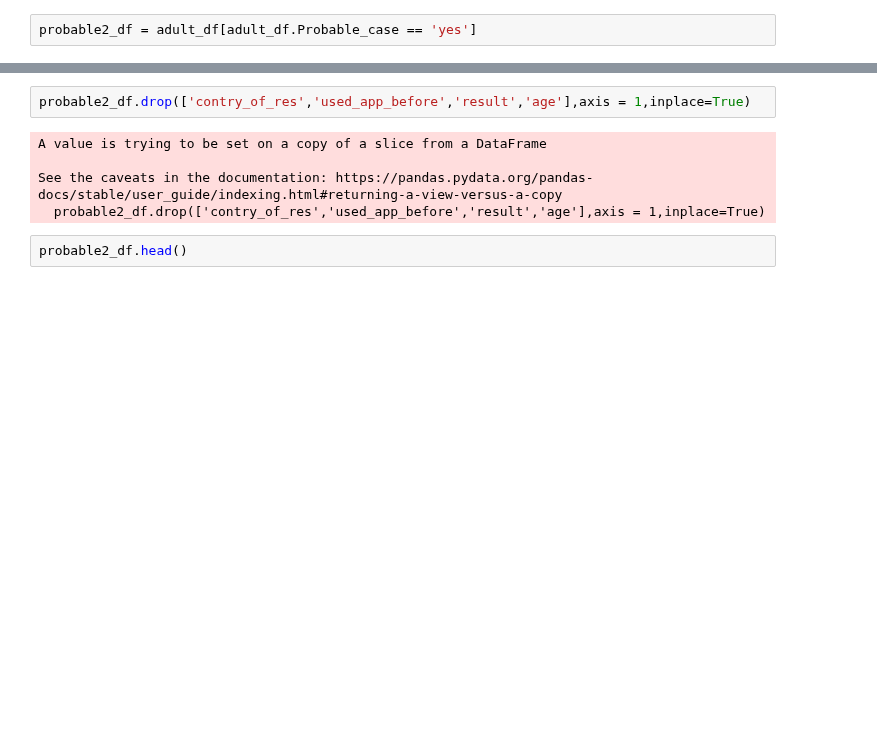
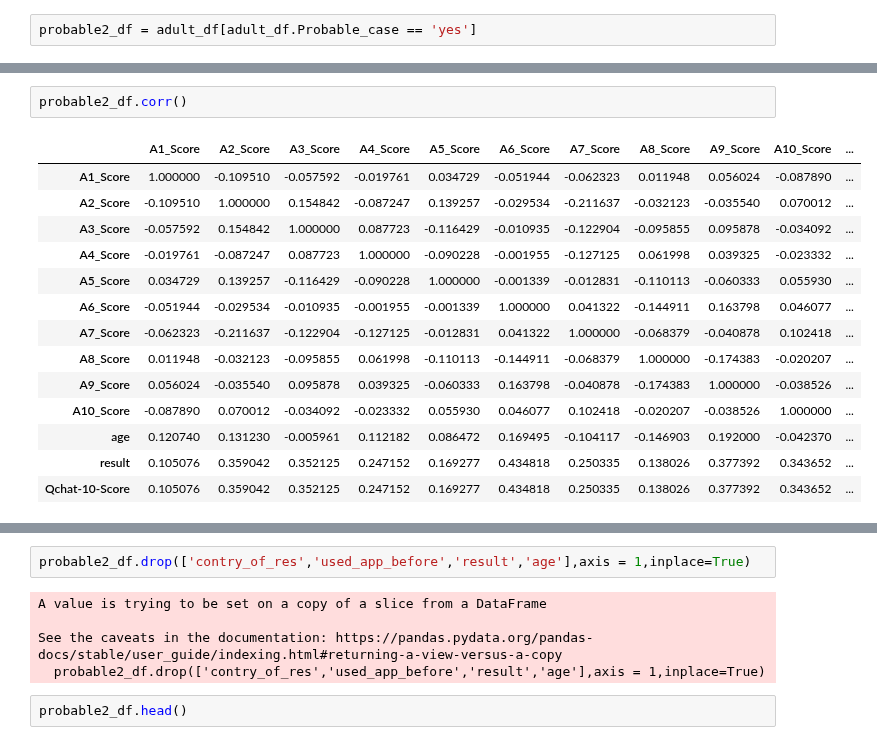
Before and after one commit to Payelban2022/A-study-on-autism, a Jupyter notebook: ASD study on Adults.ipynb, the cells around one changed output, grey strips where cells are left out. Saved outputs shown, nothing was run; the diff lists cells and outputs as text; blank space fills up the shorter version.

```diff
--- a/ASD study on Adults.ipynb
+++ b/ASD study on Adults.ipynb
@@ -556,0 +573,17 @@ memory usage: 88.7+ KB
+# %%
+probable2_df.corr()
+# %% [output]
+|  | A1_Score | A2_Score | A3_Score | A4_Score | A5_Score | A6_Score | A7_Score | A8_Score | A9_Score | A10_Score | ... |
+| A1_Score | 1.000000 | -0.109510 | -0.057592 | -0.019761 | 0.034729 | -0.051944 | -0.062323 | 0.011948 | 0.056024 | -0.087890 | ... |
+| A2_Score | -0.109510 | 1.000000 | 0.154842 | -0.087247 | 0.139257 | -0.029534 | -0.211637 | -0.032123 | -0.035540 | 0.070012 | ... |
+| A3_Score | -0.057592 | 0.154842 | 1.000000 | 0.087723 | -0.116429 | -0.010935 | -0.122904 | -0.095855 | 0.095878 | -0.034092 | ... |
+| A4_Score | -0.019761 | -0.087247 | 0.087723 | 1.000000 | -0.090228 | -0.001955 | -0.127125 | 0.061998 | 0.039325 | -0.023332 | ... |
+| A5_Score | 0.034729 | 0.139257 | -0.116429 | -0.090228 | 1.000000 | -0.001339 | -0.012831 | -0.110113 | -0.060333 | 0.055930 | ... |
+| A6_Score | -0.051944 | -0.029534 | -0.010935 | -0.001955 | -0.001339 | 1.000000 | 0.041322 | -0.144911 | 0.163798 | 0.046077 | ... |
+| A7_Score | -0.062323 | -0.211637 | -0.122904 | -0.127125 | -0.012831 | 0.041322 | 1.000000 | -0.068379 | -0.040878 | 0.102418 | ... |
+| A8_Score | 0.011948 | -0.032123 | -0.095855 | 0.061998 | -0.110113 | -0.144911 | -0.068379 | 1.000000 | -0.174383 | -0.020207 | ... |
+| A9_Score | 0.056024 | -0.035540 | 0.095878 | 0.039325 | -0.060333 | 0.163798 | -0.040878 | -0.174383 | 1.000000 | -0.038526 | ... |
+| A10_Score | -0.087890 | 0.070012 | -0.034092 | -0.023332 | 0.055930 | 0.046077 | 0.102418 | -0.020207 | -0.038526 | 1.000000 | ... |
+| age | 0.120740 | 0.131230 | -0.005961 | 0.112182 | 0.086472 | 0.169495 | -0.104117 | -0.146903 | 0.192000 | -0.042370 | ... |
+| result | 0.105076 | 0.359042 | 0.352125 | 0.247152 | 0.169277 | 0.434818 | 0.250335 | 0.138026 | 0.377392 | 0.343652 | ... |
+| Qchat-10-Score | 0.105076 | 0.359042 | 0.352125 | 0.247152 | 0.169277 | 0.434818 | 0.250335 | 0.138026 | 0.377392 | 0.343652 | ... |
```
Also changed, not shown: parts of 14 cells of this notebook.
